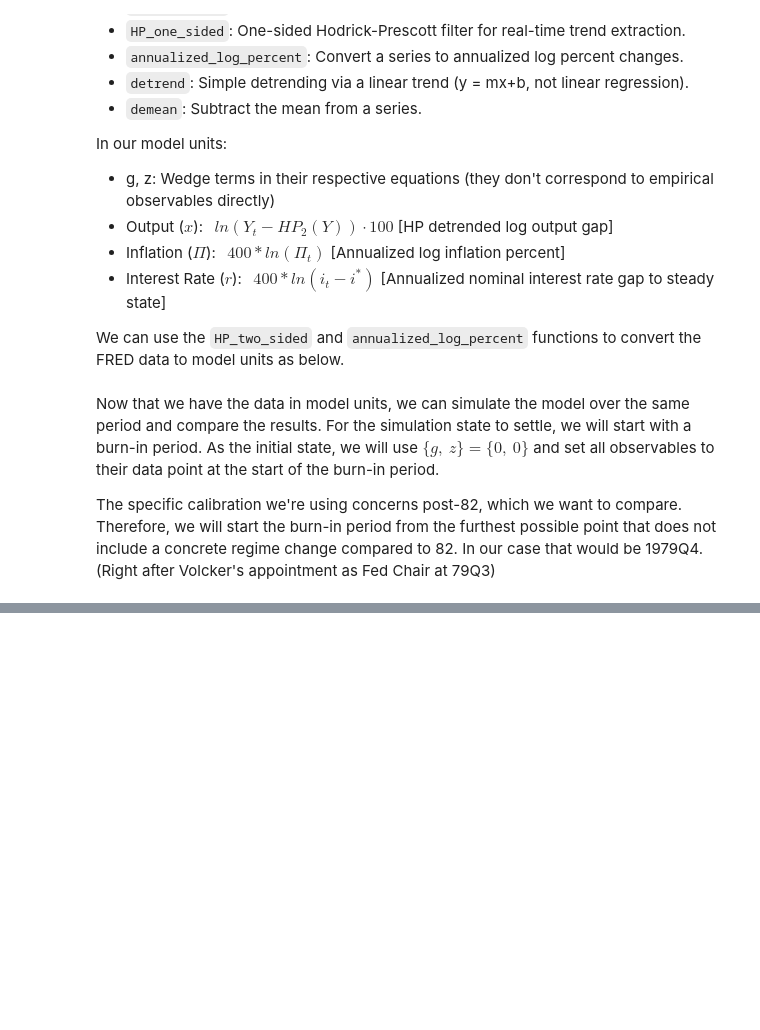
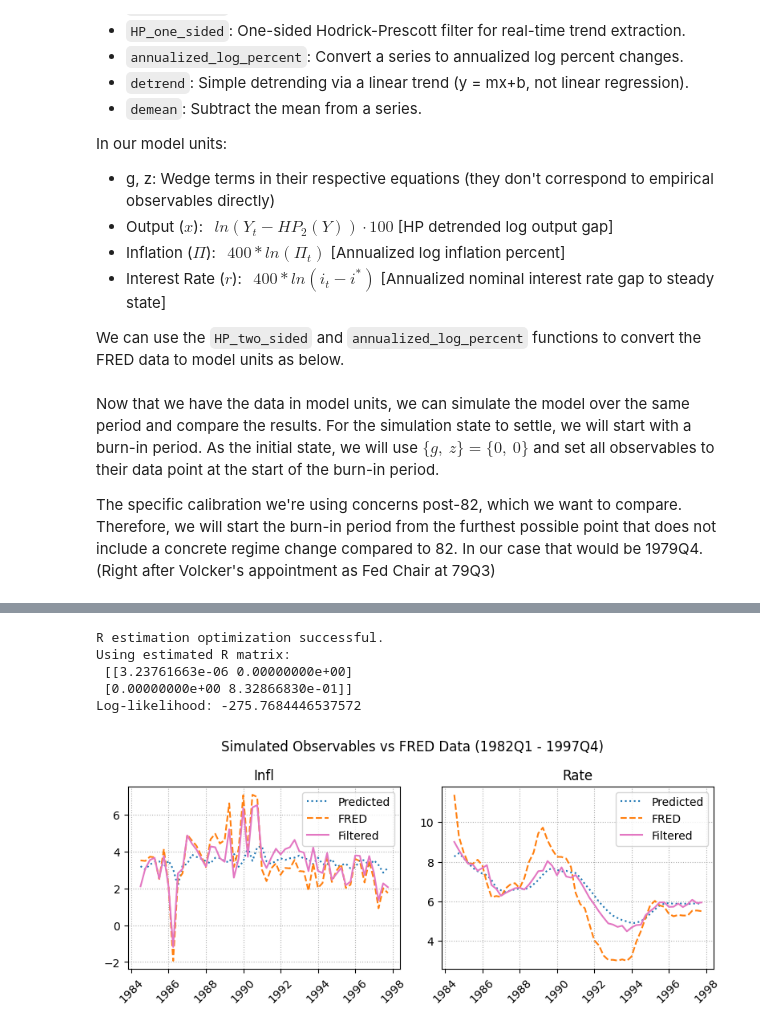
Before and after one commit to GongJr0/SymbolicDSGE, a Jupyter notebook: empirical_comparison.ipynb, the cells around one changed output, grey strips where cells are left out. Saved outputs shown, nothing was run; the diff lists cells and outputs as text; code cells hidden in the pictures; blank space fills up the shorter version.

```diff
--- a/empirical_comparison.ipynb
+++ b/empirical_comparison.ipynb
@@ -296,7 +323,7 @@ df = fred.get_frame(
         "FEDFUNDS",  # Effective Federal Funds Rate
     ],
     date_range=(
-        "1960-01-01",
+        "1955-01-01",
         "1997-10-01",
     ),  # Date range for the data ("YYYY-MM-DD" format or a pd.DatetimeIndex object)
 )
@@ -362,7 +389,6 @@ observed = pd.DataFrame(
     {
         "Infl": inf_lvl[df_model_units.index],
         "Rate": rate_lvl[df_model_units.index],
-        "Out_HP": df_model_units["x"],
     }
 )
 observed.index = df_model_units.index
@@ -450,0 +481,55 @@ plt.tight_layout()
+# %%
+meas_kf = sol.kalman(
+    filter_mode="extended",
+    y=measurement_data.loc[plot_idx, :],
+    observables=["Infl", "Rate"],
+    _debug=False,
+    estimate_R_diag=True,
+)
+# %% [output]
+R estimation optimization successful.
+Using estimated R matrix:
+ [[3.23761663e-06 0.00000000e+00]
+ [0.00000000e+00 8.32866830e-01]]
+Log-likelihood: -275.7684446537572
+# %%
+offset = 10
+fig_square = ceil(sqrt(len(sim_meas_dict))).astype(int)
+size = (4 * fig_square, 3 * fig_square)
+fig, ax = plt.subplots(fig_square, fig_square, figsize=size)
+ax = ax.flatten()
+while len(ax) > len(sim_meas_dict):
+    fig.delaxes(ax[-1])
+    ax = ax[:-1]
+
+for i, var in enumerate(measurement_data.columns):
+    ax[i].plot(
+        plot_idx[offset:,],
+        meas_kf.y_pred[offset:, i],
+        label="Predicted",
+        color="C0",
+        linestyle=":",
+    )
+    ax[i].plot(
+        plot_idx[offset:,],
+        measurement_data.loc[plot_idx[offset:,], var],
+        label="FRED",
+        color="C1",
+        linestyle="--",
+    )
+    ax[i].plot(
+        plot_idx[offset:,],
+        meas_kf.y_filt[offset:, i],
+        label="Filtered",
+        color="C6",
+    )
+
+    ax[i].set_title(var)
+    ax[i].grid(linestyle=":")
+    ax[i].tick_params(axis="x", rotation=45)
+    ax[i].legend()
+
+plt.suptitle(f"Simulated Observables vs FRED Data (1982Q1 - 1997Q4)")
+plt.tight_layout()
+# %% [output]
+[figure, added]
```
Also changed, not shown: parts of 14 cells of this notebook, 6 other files.
